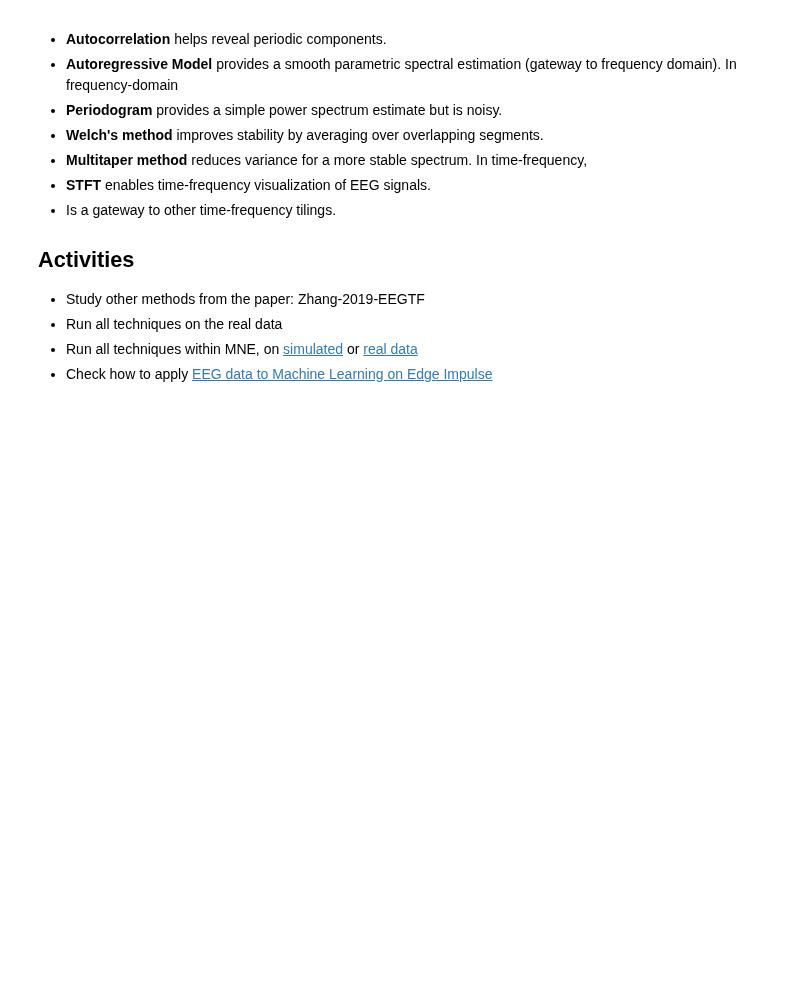
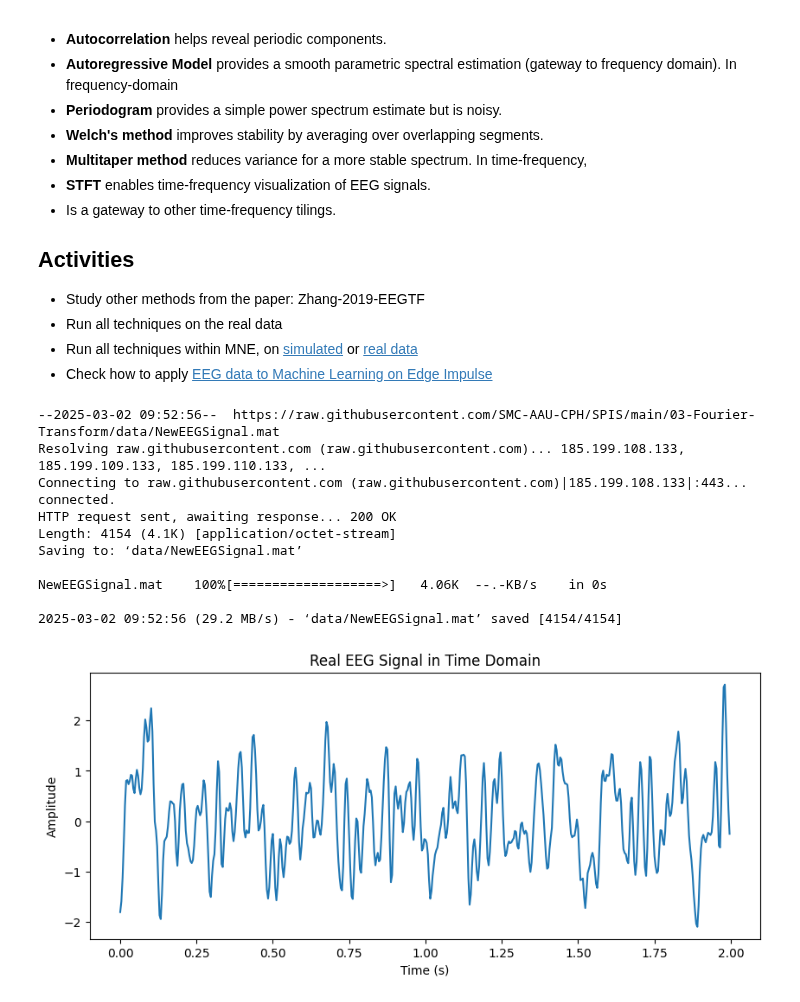
Before and after one commit to SMC-AAU-CPH/SPIS, a Jupyter notebook: 03-Fourier-Transform/03-MED-EEG.ipynb, the cells around one changed output. Saved outputs shown, nothing was run; the diff lists cells and outputs as text; code cells hidden in the pictures; blank space fills up the shorter version.

```diff
--- a/03-Fourier-Transform/03-MED-EEG.ipynb
+++ b/03-Fourier-Transform/03-MED-EEG.ipynb
@@ -154,24 +191,36 @@ In time-frequency,
 # %%
 # Starter code for real data (MATLAB format)
 try:
   import google.colab
   IN_COLAB = True
   !mkdir -p data
-  !wget https://raw.githubusercontent.com/SMC-AAU-CPH/SPIS/main/03-Fourier-Transfom/data/NewEEGSignal.mat -P data
+  !wget https://raw.githubusercontent.com/SMC-AAU-CPH/SPIS/main/03-Fourier-Transform/data/NewEEGSignal.mat -P data
 except:
   IN_COLAB = False
 
 from scipy.io import loadmat
 
 # Load the signal from the .mat file
-signal = loadmat('data/NewEEGSignal.mat')['NewEEGSignal'][0]
+signal = loadmat('./data/NewEEGSignal.mat')['NewEEGSignal'][0]
 fs = 256 #Hz
 t = np.arange(0, 512) / fs
 plt.figure(figsize=(10, 4))
 plt.plot(t[:1000], signal[:1000])  # Show first few seconds
 plt.title("Real EEG Signal in Time Domain")
 plt.xlabel("Time (s)")
 plt.ylabel("Amplitude")
 plt.show()
 
 # etc
+# %% [output]
+--2025-03-02 09:52:56--  https://raw.githubusercontent.com/SMC-AAU-CPH/SPIS/main/03-Fourier-Transform/data/NewEEGSignal.mat
+Resolving raw.githubusercontent.com (raw.githubusercontent.com)... 185.199.108.133, 185.199.109.133, 185.199.110.133, ...
+Connecting to raw.githubusercontent.com (raw.githubusercontent.com)|185.199.108.133|:443... connected.
+HTTP request sent, awaiting response... 200 OK
+Length: 4154 (4.1K) [application/octet-stream]
+Saving to: ‘data/NewEEGSignal.mat’
+
+NewEEGSignal.mat    100%[===================>]   4.06K  --.-KB/s    in 0s
+
+2025-03-02 09:52:56 (29.2 MB/s) - ‘data/NewEEGSignal.mat’ saved [4154/4154]
+[figure, added]
```
Also changed, not shown: parts of 18 cells of this notebook.
